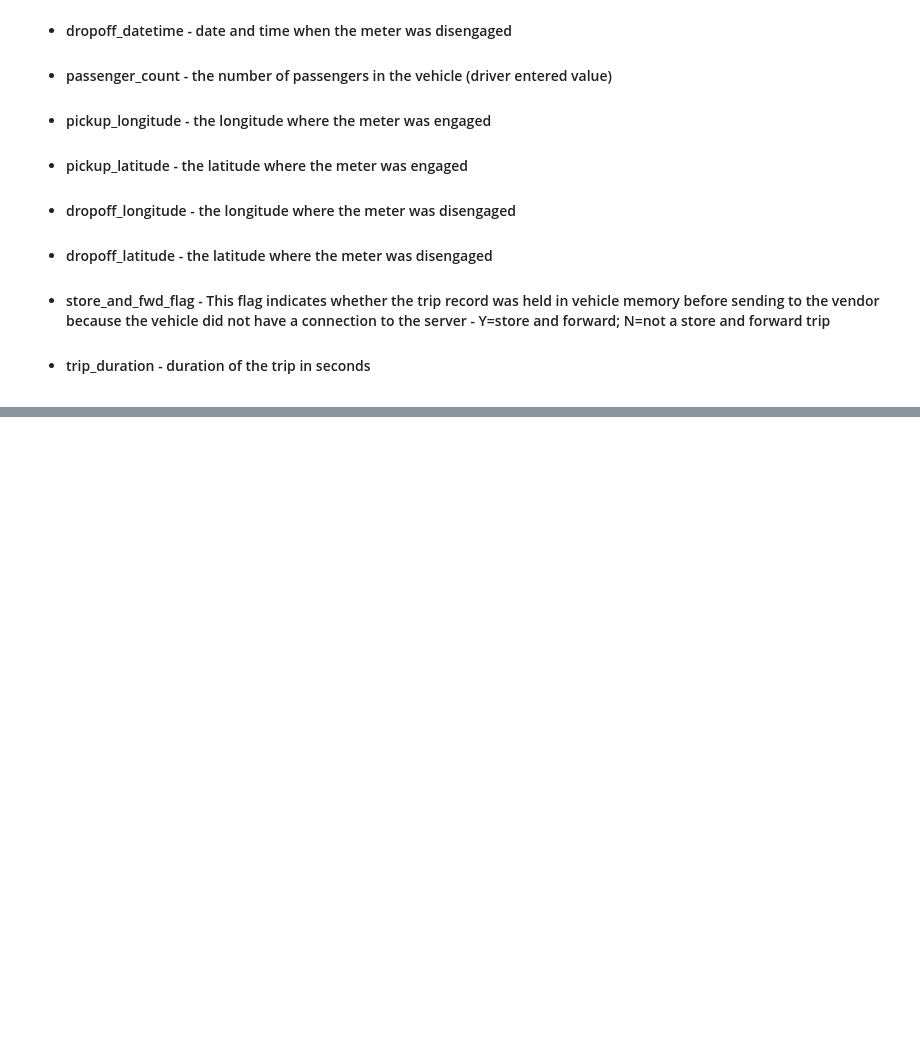
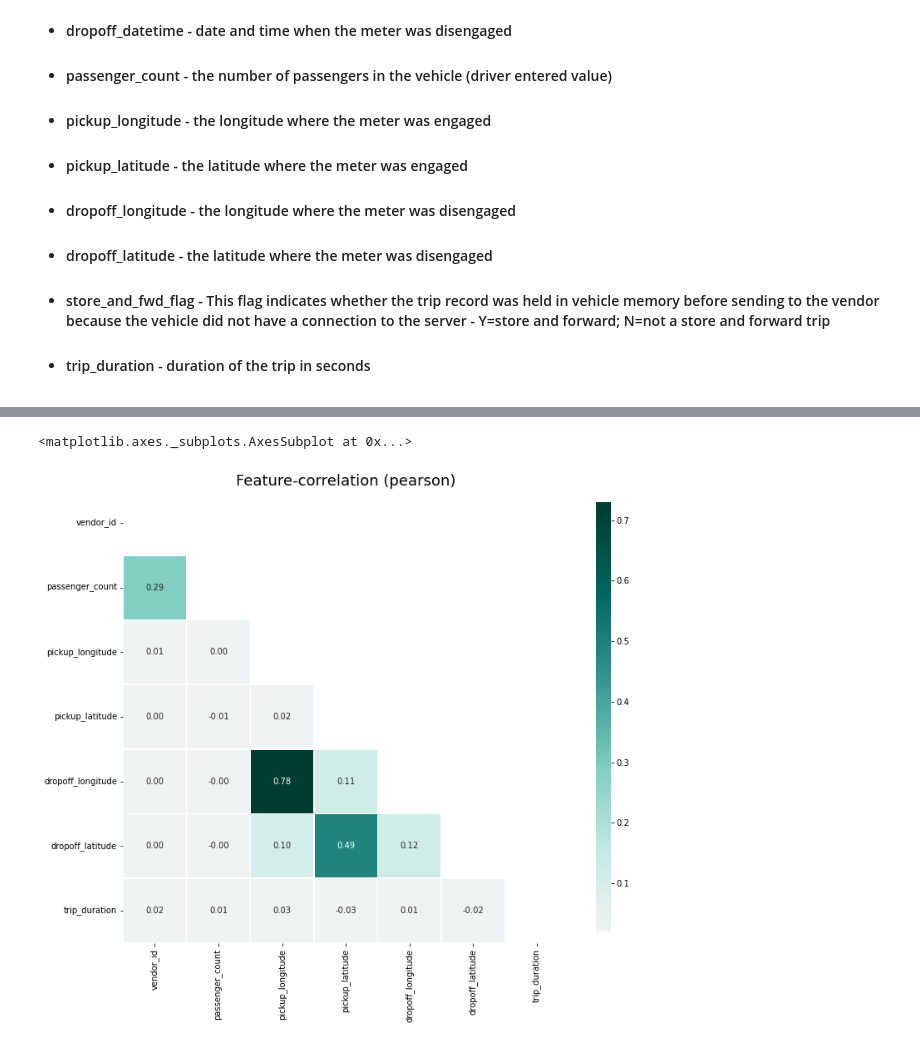
Before and after one commit to VilasSonawane/NYCTaxiTimePrediction-Model, a Jupyter notebook: Vilas_Copy_of_NYC_Taxi_Trip_Time_Prediction_Capstone_Project.ipynb, the cells around one changed output, grey strips where cells are left out. Saved outputs shown, nothing was run; the diff lists cells and outputs as text; code cells hidden in the pictures; blank space fills up the shorter version.

```diff
--- a/Vilas_Copy_of_NYC_Taxi_Trip_Time_Prediction_Capstone_Project.ipynb
+++ b/Vilas_Copy_of_NYC_Taxi_Trip_Time_Prediction_Capstone_Project.ipynb
@@ -124,0 +82,6 @@ nyctaxi_df.tail()
+# %%
+#correlation graph among columns
+klib.corr_plot(nyc_taxi)
+# %% [output]
+<matplotlib.axes._subplots.AxesSubplot at 0x...>
+[figure, added]
```
Also changed, not shown: parts of 223 cells of this notebook.
